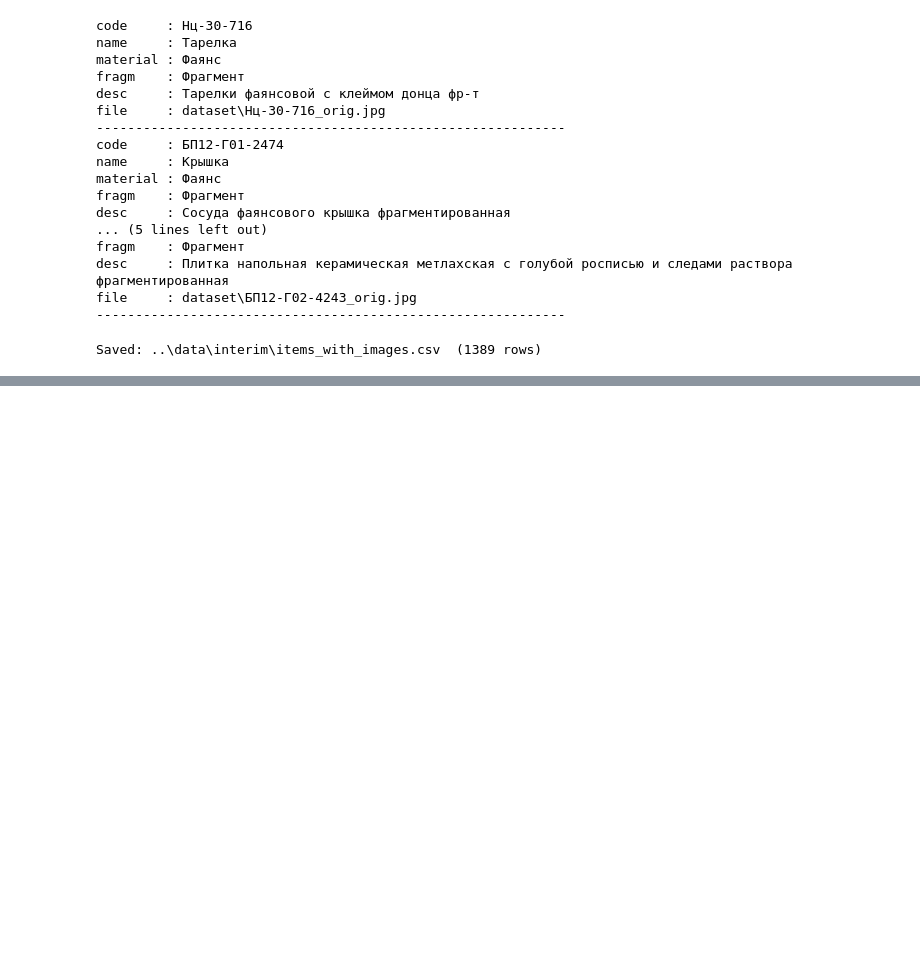
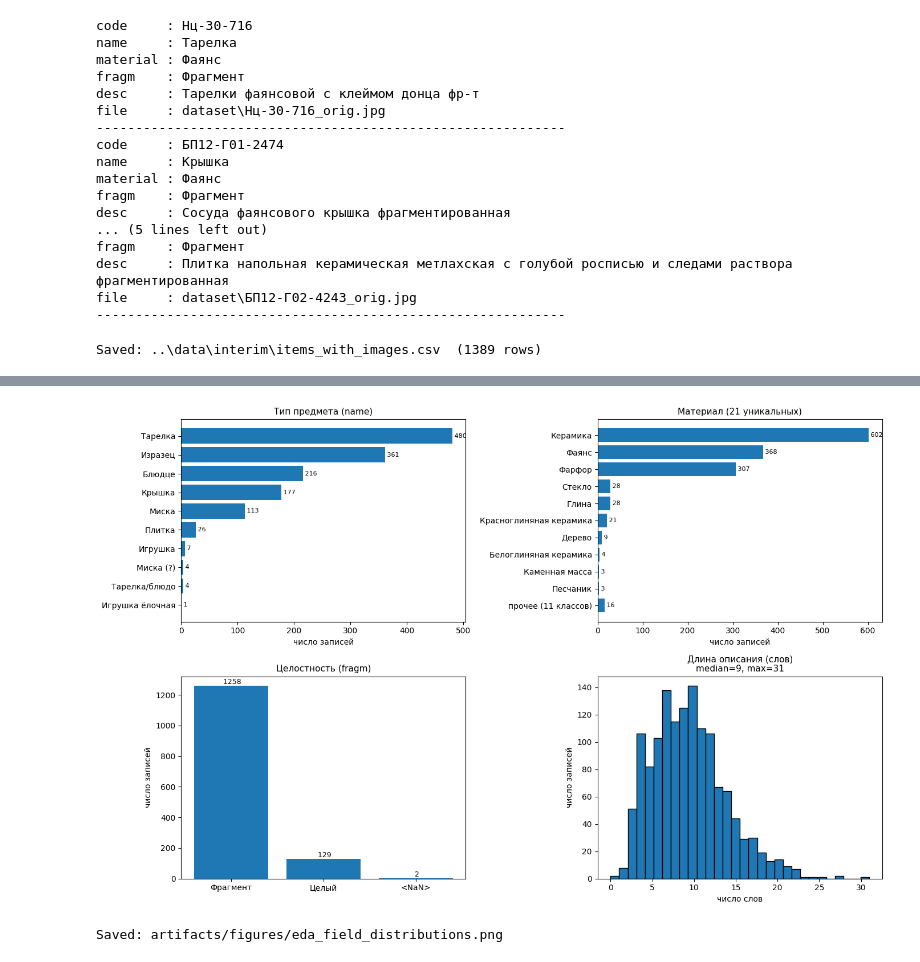
Before and after one commit to Niko07pro/creative_task, a Jupyter notebook: notebooks/01_eda.ipynb, the cells around one changed output, grey strips where cells are left out. Cells and saved outputs as stored; diff of their text form; code cells hidden in the pictures; blank space fills up the shorter version.

```diff
--- a/notebooks/01_eda.ipynb
+++ b/notebooks/01_eda.ipynb
@@ -153,0 +186,40 @@ Saved: ..\data\interim\items_with_images.csv  (1389 rows)
+# %%
+fig, axes = plt.subplots(2, 2, figsize=(14, 9))
+
+name_counts = df_long["name"].value_counts()
+axes[0,0].barh(name_counts.index[::-1], name_counts.values[::-1])
+axes[0,0].set_title("Тип предмета (name)", fontsize=11)
+axes[0,0].set_xlabel("число записей")
+for i, v in enumerate(name_counts.values[::-1]):
+    axes[0,0].text(v, i, f" {v}", va="center", fontsize=8)
+
+mat_counts = df_long["material"].value_counts()
+top = mat_counts.head(10)
+other = mat_counts.iloc[10:].sum()
+mat_plot = pd.concat([top, pd.Series({f"прочее ({len(mat_counts)-10} классов)": other})])
+axes[0,1].barh(mat_plot.index[::-1], mat_plot.values[::-1])
+axes[0,1].set_title(f"Материал ({len(mat_counts)} уникальных)", fontsize=11)
+axes[0,1].set_xlabel("число записей")
+for i, v in enumerate(mat_plot.values[::-1]):
+    axes[0,1].text(v, i, f" {v}", va="center", fontsize=8)
+
+fragm_counts = df_long["fragm"].fillna("<NaN>").value_counts()
+axes[1,0].bar(fragm_counts.index, fragm_counts.values)
+axes[1,0].set_title("Целостность (fragm)", fontsize=11)
+axes[1,0].set_ylabel("число записей")
+for i, v in enumerate(fragm_counts.values):
+    axes[1,0].text(i, v, f" {v}", ha="center", va="bottom", fontsize=9)
+
+desc_words = df_long["description"].fillna("").str.split().str.len()
+axes[1,1].hist(desc_words, bins=30, edgecolor="black")
+axes[1,1].set_title(f"Длина описания (слов)\nmedian={desc_words.median():.0f}, max={desc_words.max()}", fontsize=11)
+axes[1,1].set_xlabel("число слов")
+axes[1,1].set_ylabel("число записей")
+
+plt.tight_layout()
+plt.savefig("../artifacts/figures/eda_field_distributions.png", dpi=120, bbox_inches="tight")
+plt.show()
+print("Saved: artifacts/figures/eda_field_distributions.png")
+# %% [output]
+[figure, added]
+Saved: artifacts/figures/eda_field_distributions.png
```
Also changed, not shown: parts of 16 cells of this notebook, 8 other files.
